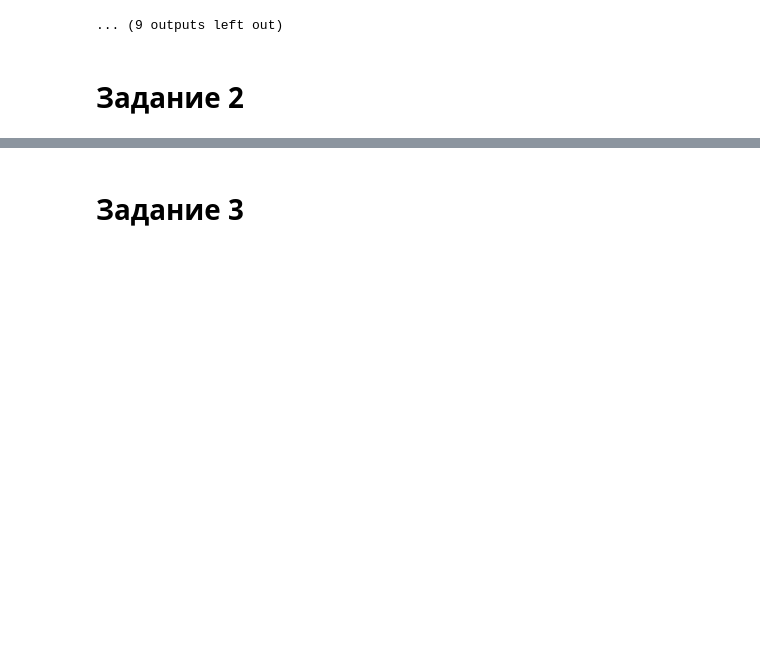
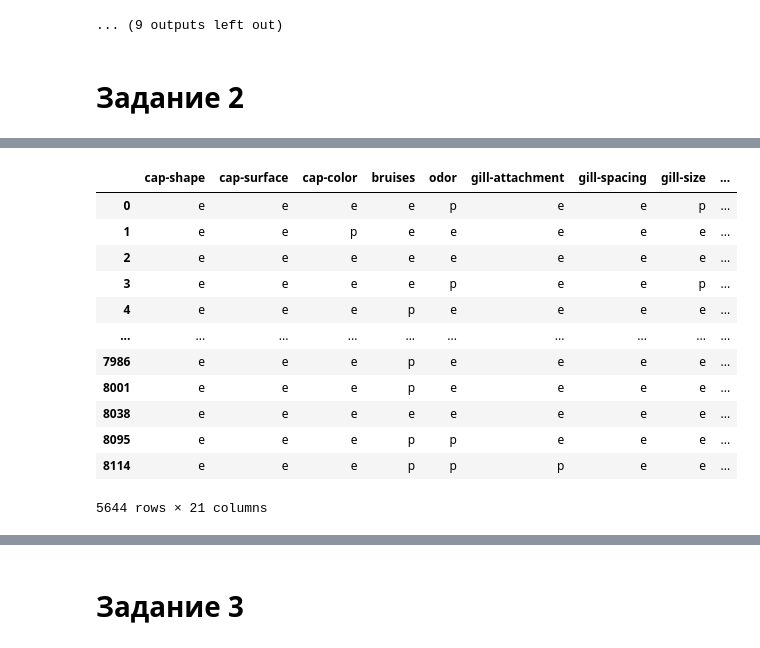
Before and after one commit to HerrPhoton/Theory-of-statistical-solutions, a Jupyter notebook: lab2.ipynb, the cells around one changed output, grey strips where cells are left out. Saved outputs shown, nothing was run; the diff lists cells and outputs as text; code cells hidden in the pictures; blank space fills up the shorter version.

```diff
--- a/lab2.ipynb
+++ b/lab2.ipynb
@@ -105,43 +105,46 @@ for col_name in X.columns.values:
 # %% [markdown]
 # Задание 2
 # %%
-class Estimator:
+class Freq_estimator:
 
-    def __init__(self, X_train):
+    def fit(self, X_train, y_train):
 
         self.X_train = X_train
-        self.X_freqs = X_train.groupby(y['poisonous']).apply(
+        self.X_groups = X_train.groupby(y_train).apply(
             lambda df: df.apply(lambda col: col.value_counts()))
 
-    def predict(self, df):
 
-        def compare_freqs(feature_name, value):
+        def freq_pair(cls, feature_name, feature_value):
 
-            if value not in self.X_freqs.loc['e'].index:
-                return 'p'
-            elif value not in self.X_freqs.loc['p'].index:
-                return 'e'
+            if feature_value not in self.X_groups[feature_name][cls]:
+                return 0
 
-            freq1 = self.X_freqs.loc['e'][feature_name].loc[value]
-            freq2 = self.X_freqs.loc['p'][feature_name].loc[value]
+            return self.X_groups[feature_name][cls][feature_value]
 
-            if freq1 > freq2:
-                return 'e'
 
-            return 'p'
+        self.X_freqs = {feature_name : {feature_value : {cls: freq_pair(cls, feature_name, feature_value) for cls in y_train.unique()} for feature_value in X_train[feature_name].unique()} for feature_name in X_train.columns}
+
+        return self
+
+    def predict(self, X_test):
 
         self.y_pred = pd.DataFrame()
 
-        for col in df.columns:
-           self.y_pred[col] = df[col].to_frame().applymap(lambda x: compare_freqs(col, x))
+        for feature_name in X_test.columns:
+           self.y_pred[feature_name] = X_test[feature_name].map(lambda feature_value: max(self.X_freqs[feature_name][feature_value], key = self.X_freqs[feature_name][feature_value].get))
 
         return self.y_pred
 
-    def get_accuracy(self, y_true):
+    def get_metrics(self, y_true, metric = 'accuracy'):
+
+        metrics = {'accuracy' : accuracy_score,
+                   'precision' : precision_score,
+                   'recall' : recall_score,
+                   }
 
         return self.y_pred.apply(
-            lambda col: accuracy_score(y_true, col)).to_frame('Accuracy')
+            lambda col: metrics[metric](y_true, col)).to_frame(metric)
 # %%
-est = Estimator(X)
+est = Freq_estimator().fit(X, y['poisonous'])
 est.X_freqs
 # %% [output]
@@ -162,2 +168,16 @@ est.X_freqs
 # %%
-#est.predict(X)
+est.predict(X)
+# %% [output]
+|  | cap-shape | cap-surface | cap-color | bruises | odor | gill-attachment | gill-spacing | gill-size | ... |
+| 0 | e | e | e | e | p | e | e | p | ... |
+| 1 | e | e | p | e | e | e | e | e | ... |
+| 2 | e | e | e | e | e | e | e | e | ... |
+| 3 | e | e | e | e | p | e | e | p | ... |
+| 4 | e | e | e | p | e | e | e | e | ... |
+| ... | ... | ... | ... | ... | ... | ... | ... | ... | ... |
+| 7986 | e | e | e | p | e | e | e | e | ... |
+| 8001 | e | e | e | p | e | e | e | e | ... |
+| 8038 | e | e | e | e | e | e | e | e | ... |
+| 8095 | e | e | e | p | p | e | e | e | ... |
+| 8114 | e | e | e | p | p | p | e | e | ... |
+5644 rows × 21 columns
```
Also changed, not shown: parts of 8 cells of this notebook.
